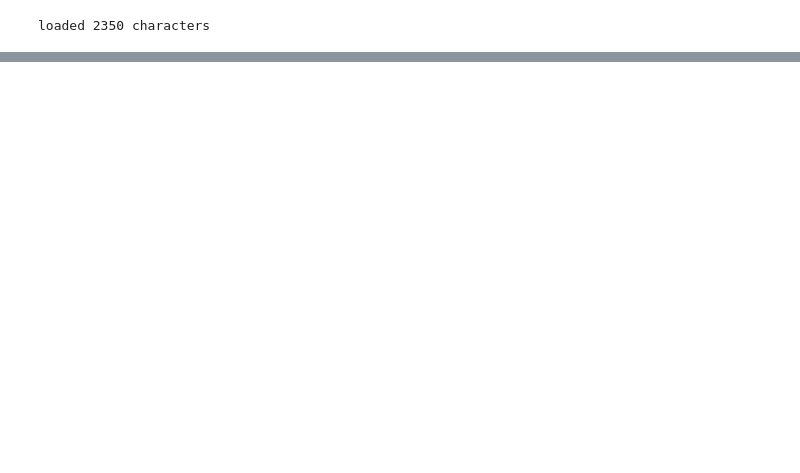
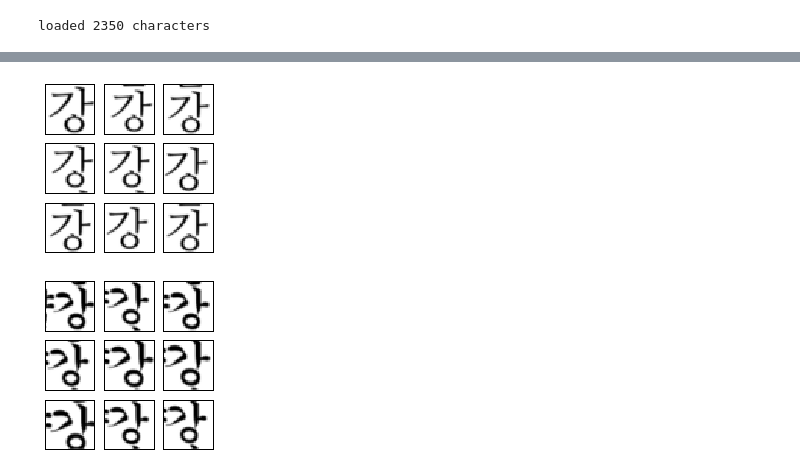
Before and after one commit to yeonwooKim/KoreanOCR, a Jupyter notebook: ch_recog_data.ipynb, the cells around one changed output, grey strips where cells are left out. Cells and saved outputs as stored; diff of their text form; code cells hidden in the pictures; blank space fills up the shorter version.

```diff
--- a/ch_recog_data.ipynb
+++ b/ch_recog_data.ipynb
@@ -61,12 +20,0 @@ plt.imshow(mat, interpolation='none')
-# %%
-sliced = [mat[32:64, 32:64] for i in range(9)]
-
-def draw_subplot(array, w, h):
-    plt.figure(num=None, figsize=(5, 5), facecolor='w', edgecolor='k')
-    for i in range(w*h):
-        plt.subplot(w,h,i+1)
-        plt.xticks(())
-        plt.yticks(())
-        plt.imshow(array[i], interpolation='none')
-
-draw_subplot(sliced, 3, 3)
@@ -74,0 +96,17 @@ draw_subplot(sliced, 3, 3)
+# %%
+mat1 = generate_mat("강","NanumMyeongjo", "NORMAL")
+mat2 = generate_mat("강","NanumGothic", "NORMAL")
+mat3 = generate_mat("강","Gungsuh", "NORMAL")
+mat4 = generate_mat("강","Batang", "NORMAL")
+
+plt.figure()
+plt.imshow(mat1, interpolation='none')
+
+plt.figure()
+plt.imshow(mat2, interpolation='none')
+
+plt.figure()
+plt.imshow(mat3, interpolation='none')
+
+plt.figure()
+plt.imshow(mat4, interpolation='none')
@@ -74,0 +119,9 @@ draw_subplot(sliced, 3, 3)
+# %%
+sliced = [slice_img(mat1) for i in range(9)]
+draw_subplot(sliced, 3, 3)
+
+sliced = [slice_img(mat3) for i in range(9)]
+draw_subplot(sliced, 3, 3)
+# %% [output]
+[figure, added]
+[figure, added]
```
Also changed, not shown: parts of 5 cells of this notebook.
